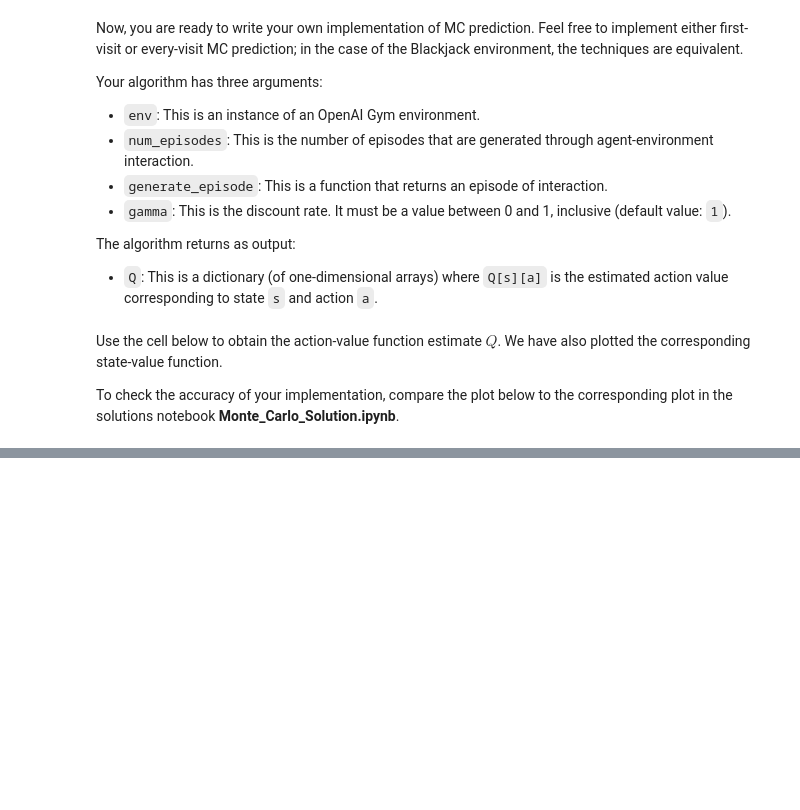
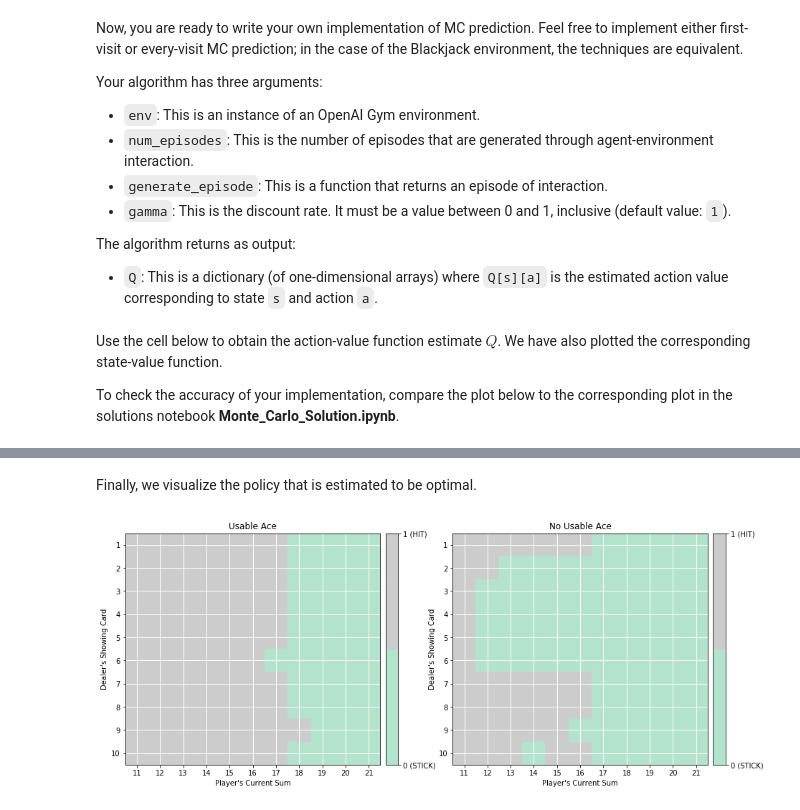
Before and after one commit to 1998apoorvmalik/Machine-Learning-Engineer-Udacity, a Jupyter notebook: Term 2/Practice Projects/Reinforcement Learning/Monte Carlo Methods /Monte Carlo.ipynb, the cells around one changed output, grey strips where cells are left out. Drawn from its saved outputs; the diff is of its cells as text; code cells hidden in the pictures; blank space fills up the shorter version.

```diff
--- a/Term 2/Practice Projects/Reinforcement Learning/Monte Carlo Methods /Monte Carlo.ipynb
+++ b/Term 2/Practice Projects/Reinforcement Learning/Monte Carlo Methods /Monte Carlo.ipynb
@@ -317,0 +463,7 @@ Episode 500000/500000.
+# %% [markdown]
+Finally, we visualize the policy that is estimated to be optimal.
+# %%
+# plot the policy
+plot_policy(policy_alpha)
+# %% [output]
+[figure, added]
```
Also changed, not shown: parts of 21 cells of this notebook, 2 other files.
